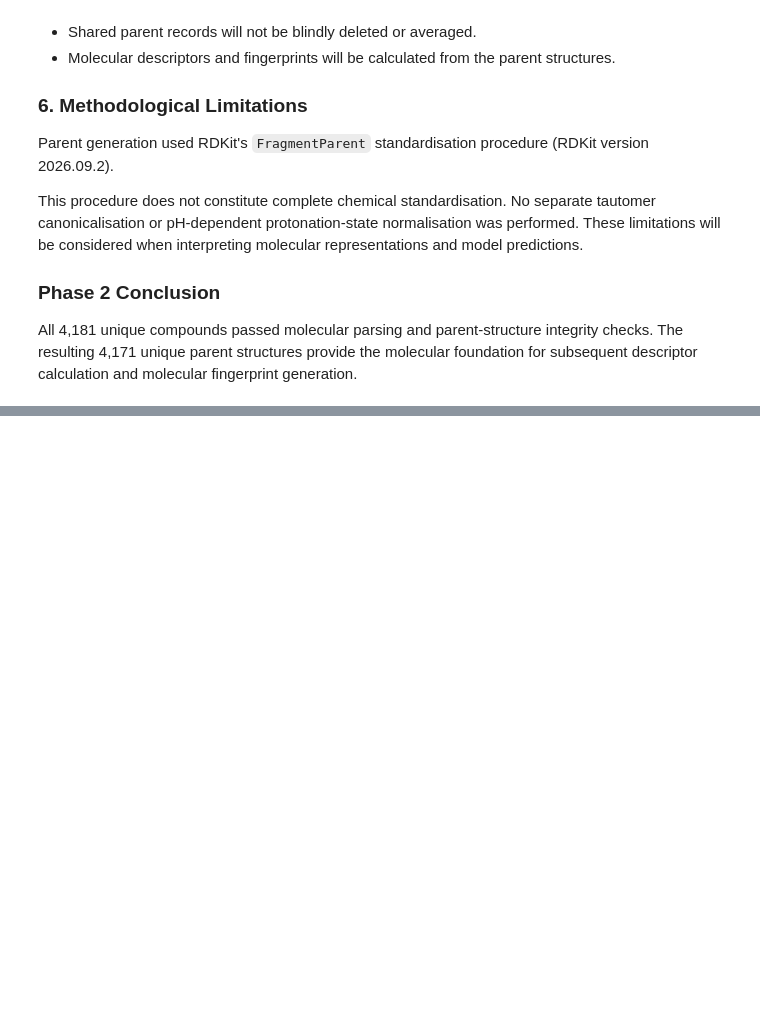
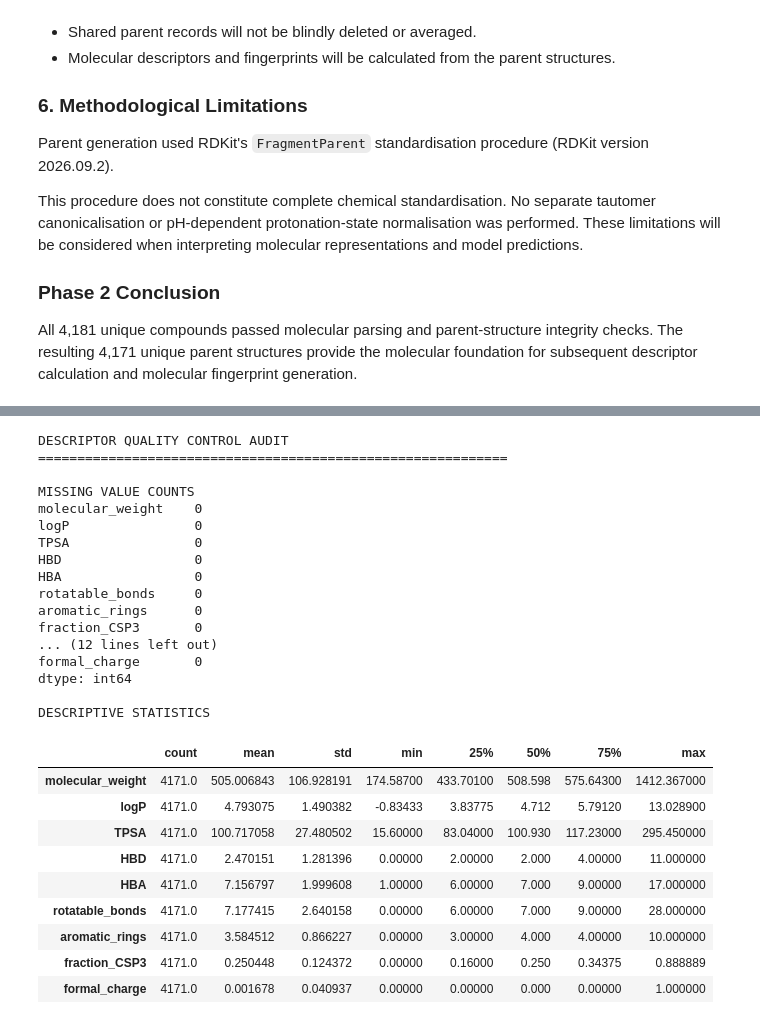
Before and after one commit to Aadarshmishra13/ai-driven-drug-discovery, a Jupyter notebook: notebooks/01_EGFR_Target_and_ChEMBL_Data_Audit.ipynb, the cells around one changed output, grey strips where cells are left out. Drawn from its saved outputs; the diff is of its cells as text; code cells hidden in the pictures; blank space fills up the shorter version.

```diff
--- a/notebooks/01_EGFR_Target_and_ChEMBL_Data_Audit.ipynb
+++ b/notebooks/01_EGFR_Target_and_ChEMBL_Data_Audit.ipynb
@@ -3894,0 +4119,80 @@ All 4,181 unique compounds passed molecular parsing and parent-structure integri
+# %%
+
+# PHASE 3 — STEP 3
+# Physicochemical descriptor quality-control audit
+
+import numpy as np
+import pandas as pd
+
+# Select the nine descriptor columns
+descriptor_data = unique_parent_df[descriptor_columns].copy()
+
+# Check missing values
+missing_values = descriptor_data.isna().sum()
+
+# Check infinite values
+infinite_values = np.isinf(
+    descriptor_data.select_dtypes(include=np.number)
+).sum()
+
+# Generate descriptive statistics
+descriptor_statistics = descriptor_data.describe().T
+
+print("DESCRIPTOR QUALITY CONTROL AUDIT")
+print("=" * 60)
+
+print("\nMISSING VALUE COUNTS")
+print(missing_values)
+
+print("\nINFINITE VALUE COUNTS")
+print(infinite_values)
+
+print("\nDESCRIPTIVE STATISTICS")
+display(descriptor_statistics)
+
+print("\nOVERALL AUDIT")
+print("=" * 60)
+
+print("Total parent structures:", len(descriptor_data))
+print("Total descriptors:", len(descriptor_columns))
+print("Total missing values:", missing_values.sum())
+print("Total infinite values:", infinite_values.sum())
+
+print(
+    "Rows with any missing descriptor:",
+    descriptor_data.isna().any(axis=1).sum()
+)
+
+print(
+    "Rows with any infinite descriptor:",
+    np.isinf(descriptor_data.select_dtypes(include=np.number))
+    .any(axis=1).sum()
+)
+# %% [output]
+DESCRIPTOR QUALITY CONTROL AUDIT
+============================================================
+
+MISSING VALUE COUNTS
+molecular_weight    0
+logP                0
+TPSA                0
+HBD                 0
+HBA                 0
+rotatable_bonds     0
+aromatic_rings      0
+fraction_CSP3       0
+... (12 lines left out)
+formal_charge       0
+dtype: int64
+
+DESCRIPTIVE STATISTICS
+|  | count | mean | std | min | 25% | 50% | 75% | max |
+| molecular_weight | 4171.0 | 505.006843 | 106.928191 | 174.58700 | 433.70100 | 508.598 | 575.64300 | 1412.367000 |
+| logP | 4171.0 | 4.793075 | 1.490382 | -0.83433 | 3.83775 | 4.712 | 5.79120 | 13.028900 |
+| TPSA | 4171.0 | 100.717058 | 27.480502 | 15.60000 | 83.04000 | 100.930 | 117.23000 | 295.450000 |
+| HBD | 4171.0 | 2.470151 | 1.281396 | 0.00000 | 2.00000 | 2.000 | 4.00000 | 11.000000 |
+| HBA | 4171.0 | 7.156797 | 1.999608 | 1.00000 | 6.00000 | 7.000 | 9.00000 | 17.000000 |
+| rotatable_bonds | 4171.0 | 7.177415 | 2.640158 | 0.00000 | 6.00000 | 7.000 | 9.00000 | 28.000000 |
+| aromatic_rings | 4171.0 | 3.584512 | 0.866227 | 0.00000 | 3.00000 | 4.000 | 4.00000 | 10.000000 |
+| fraction_CSP3 | 4171.0 | 0.250448 | 0.124372 | 0.00000 | 0.16000 | 0.250 | 0.34375 | 0.888889 |
+| formal_charge | 4171.0 | 0.001678 | 0.040937 | 0.00000 | 0.00000 | 0.000 | 0.00000 | 1.000000 |
```
Also changed, not shown: parts of 18 cells of this notebook.
